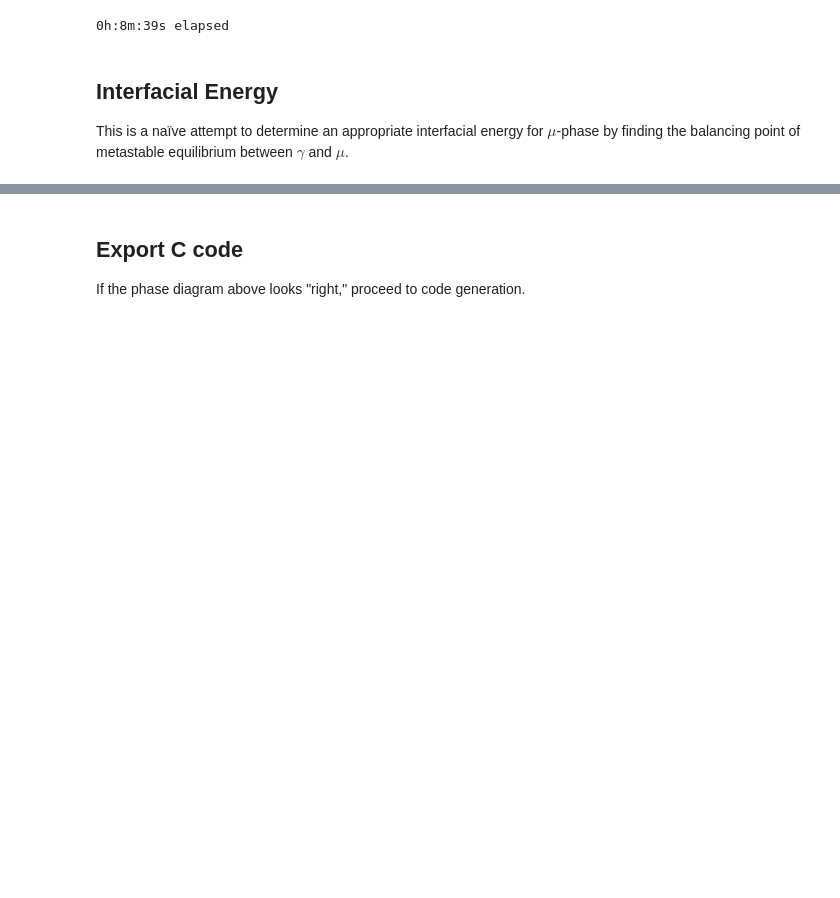
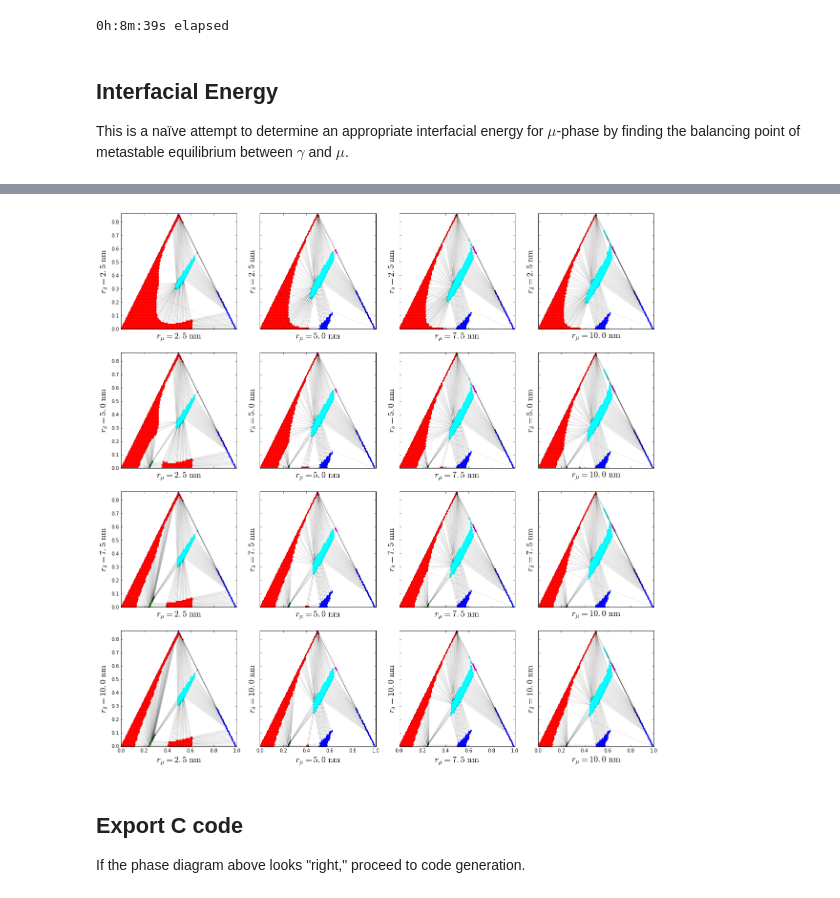
Before and after one commit to usnistgov/phasefield-precipitate-aging, a Jupyter notebook: CALPHAD_qhull.ipynb, the cells around one changed output, grey strips where cells are left out. Drawn from its saved outputs; the diff is of its cells as text; code cells hidden in the pictures; blank space fills up the shorter version.

```diff
--- a/CALPHAD_qhull.ipynb
+++ b/CALPHAD_qhull.ipynb
@@ -589,3 +548,94 @@ print "%ih:%im:%is elapsed" % (int(runtime/3600), int(runtime/60)%60, int(runtim
+# %%
+density = 101
+lattice = 4
+r0 = 2.5e-9
+
+def computeKernelLattice(n):
+    a = n / density # index along x-axis
+    b = n % density # index along y-axis
+
+    xnb = epsilon + 1.0*a / (density-1)
+    xcr = epsilon + 1.0*b / (density-1)
+    xni = 1.0 - xcr - xnb
+
+    result = [0]*8
+
+    if xni>0:
+        result[0] = xcr
+        result[1] = xnb
+        result[2] = xni
+        result[3] = Gg(xcr,xnb,xni)
+        result[4] = Gd(xcr,xnb)     + 2.0 * Vm * sigma / rA
+        result[5] = Gu(xcr,xnb,xni) + 2.0 * Vm * sigma / rB
+        result[6] = Gh(xnb,xni)     + 2.0 * Vm * sigma / rB
+        result[7] = Gl(xnb,xni)     + 2.0 * Vm * sigma / rB
+
+    return result
+
+fig, axs = plt.subplots(lattice, lattice, sharex=True, sharey=True, figsize=(pltsize, pltsize))
+
+bar = FloatProgress(min=0, max=lattice**2)
+display(bar)
+
+for p in range(lattice):
+    for q in range(lattice):
+        rA = r0 * (p+1) # m
+        rB = r0 * (q+1) # m
+        sigma = 1.01 # J/m^2
+
+        allCr = []
+        allNb = []
+        allG = []
+        allID = []
+        points = []
+        phases = []
+
+        pool = Pool(12)
+        for result in pool.imap(computeKernelLattice, range(density**2)):
+            xcr, xnb, xni, fg, fd, fu, fh, fl = result
+            f = (fg, fd, fu, fh, fl)
+
+            # Accumulate (x, y, G) points for each phase
+            if (fd**2 + fu**2 + fh**2 + fl**2) > epsilon:
+                for n in range(len(f)):
+                    allCr.append(rt3by2*xcr)
+                    allNb.append(xnb+xcr/2)
+                    allG.append(f[n])
+                    allID.append(n)
+        pool.close()
+        pool.join()
+
+        points = np.array([allCr, allNb, allG]).T
+
+        hull = ConvexHull(points)
+
+        X = [[],[],[],[], [], []]
+        Y = [[],[],[],[], [], []]
+        tielines = []
+
+        for simplex in hull.simplices:
+            for i in simplex:
+                X[allID[i]].append(allNb[i])
+                Y[allID[i]].append(allCr[i])
+                for j in simplex:
+                    if allID[i] != allID[j]:
+                        tielines.append([[allNb[i], allNb[j]],
+                                         [allCr[i], allCr[j]]])
+
+        axs[p,q].set_xlim([0,1])
+        axs[p,q].set_ylim([0,rt3by2])
+        axs[p,q].set_xlabel(r'$r_\mu=%.1f\ \mathrm{nm}$'%(2.5*(q+1)), fontsize=(18*4)/lattice)
+        axs[p,q].set_ylabel(r'$r_\delta=%.1f\ \mathrm{nm}$'%(2.5*(p+1)), fontsize=(18*4)/lattice)
+        axs[p,q].plot(XS, YS, '-k', alpha=0.1)
+        for tie in tielines:
+            axs[p,q].plot(tie[0], tie[1], '-k', alpha=0.025)
+        for i in range(len(labels)):
+            axs[p,q].scatter(X[i], Y[i], color=colors[i], s=2.5)
+        bar.value = (p*lattice) + q + 1
+
+plt.show()
+# %% [output]
+[figure, added]
 # %% [markdown]
 ## Export C code
 If the phase diagram above looks "right," proceed to code generation.
```
Also changed, not shown: parts of 9 cells of this notebook.
